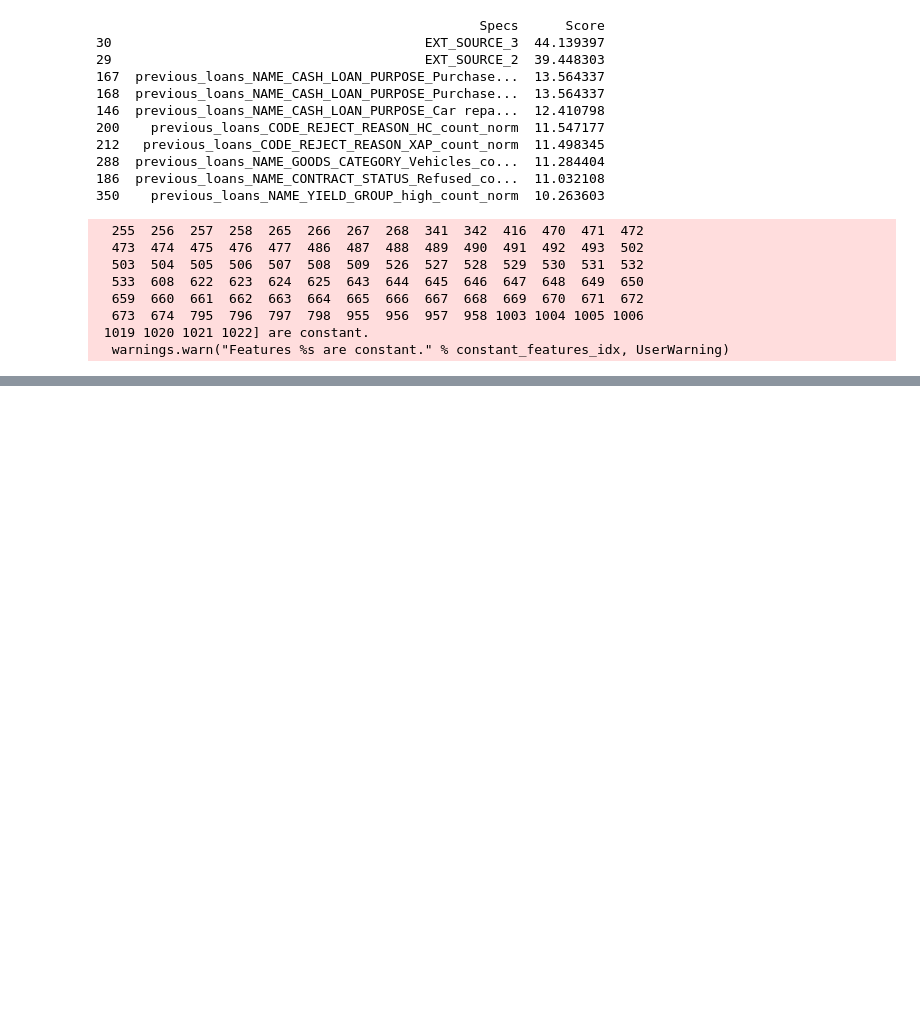
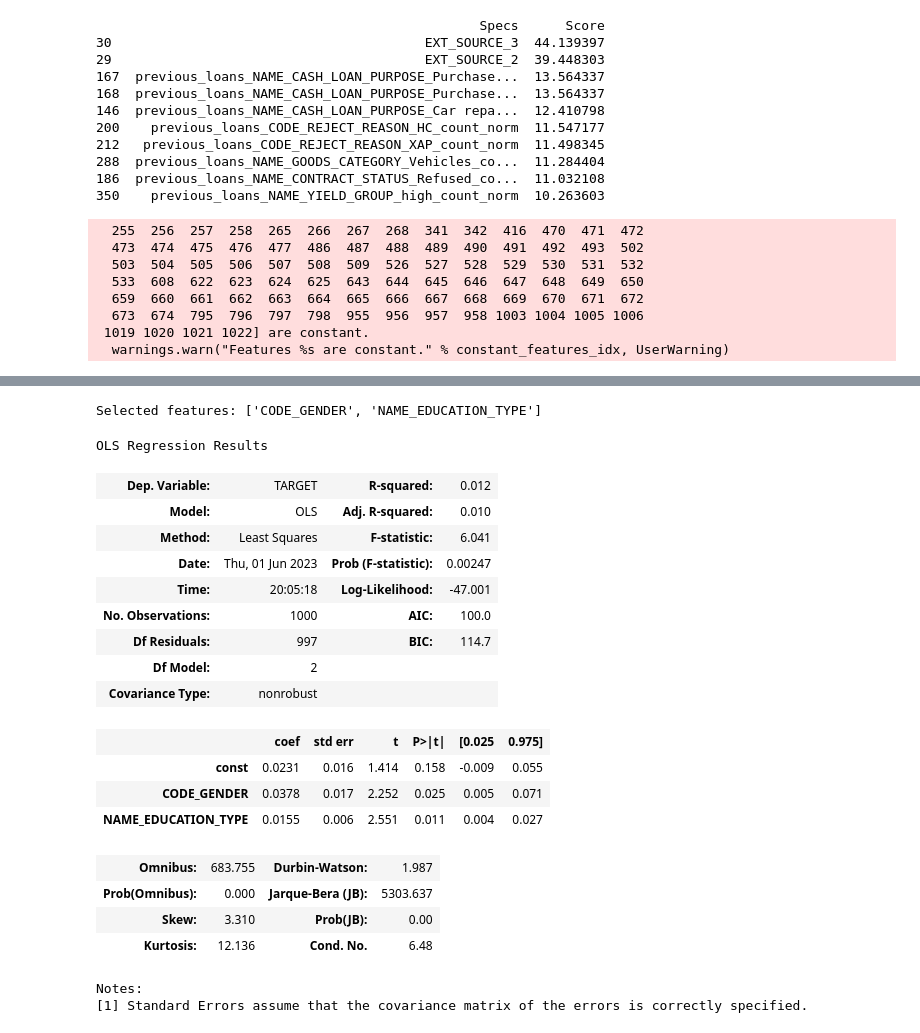
Before and after one commit to FlyingWhalesHQ/flying-whales-blog, a Jupyter notebook: _notebooks/39FeatureSelection.ipynb, the cells around one changed output, grey strips where cells are left out. Cells and saved outputs as stored; diff of their text form; code cells hidden in the pictures; blank space fills up the shorter version.

```diff
--- a/_notebooks/39FeatureSelection.ipynb
+++ b/_notebooks/39FeatureSelection.ipynb
@@ -284,0 +281,61 @@ This algorithm performs a greedy search to find the best performing feature subs
+# %%
+numerics = ['int16', 'int32', 'int64', 'float16', 'float32', 'float64']
+categoricals = ['object']
+X_train = train.select_dtypes(include=categoricals)
+columns = X_train.columns
+from sklearn.impute import SimpleImputer
+import numpy as np
+
+imputer = SimpleImputer(missing_values=np.nan, strategy='most_frequent')
+imputer = imputer.fit(X_train)
+
+X_train = imputer.transform(X_train)
+X_train = pd.DataFrame(data=X_train, columns=columns)
+X_train = X_train.apply(LabelEncoder().fit_transform)
+# %%
+import statsmodels.api as sm
+
+# List of all potential features
+features = list(X_train.columns)
+
+# The maximum p-value for features we'll accept as significant
+p_max = 0.05
+
+while len(features) > 0:
+    features_with_constant = sm.add_constant(X_train[features])
+    p_values = sm.OLS(y_train, features_with_constant).fit().pvalues[1:]
+
+    max_p_value = p_values.max()
+
+    if max_p_value >= p_max:
+        excluded_feature = p_values.idxmax()
+        features.remove(excluded_feature)
+    else:
+        break
+
+print(f'Selected features: {features}')
+# %% [output]
+Selected features: ['CODE_GENDER', 'NAME_EDUCATION_TYPE']
+# %%
+sm.OLS(y_train, features_with_constant).fit().summary()
+# %% [output]
+OLS Regression Results
+| Dep. Variable: | TARGET | R-squared: | 0.012 |
+| Model: | OLS | Adj. R-squared: | 0.010 |
+| Method: | Least Squares | F-statistic: | 6.041 |
+| Date: | Thu, 01 Jun 2023 | Prob (F-statistic): | 0.00247 |
+| Time: | 20:05:18 | Log-Likelihood: | -47.001 |
+| No. Observations: | 1000 | AIC: | 100.0 |
+| Df Residuals: | 997 | BIC: | 114.7 |
+| Df Model: | 2 |  |  |
+| Covariance Type: | nonrobust |  |  |
+|  | coef | std err | t | P>|t| | [0.025 | 0.975] |
+| const | 0.0231 | 0.016 | 1.414 | 0.158 | -0.009 | 0.055 |
+| CODE_GENDER | 0.0378 | 0.017 | 2.252 | 0.025 | 0.005 | 0.071 |
+| NAME_EDUCATION_TYPE | 0.0155 | 0.006 | 2.551 | 0.011 | 0.004 | 0.027 |
+| Omnibus: | 683.755 | Durbin-Watson: | 1.987 |
+| Prob(Omnibus): | 0.000 | Jarque-Bera (JB): | 5303.637 |
+| Skew: | 3.310 | Prob(JB): | 0.00 |
+| Kurtosis: | 12.136 | Cond. No. | 6.48 |
+Notes:
+[1] Standard Errors assume that the covariance matrix of the errors is correctly specified.
```
Also changed, not shown: parts of 24 cells of this notebook, 1 other file.
